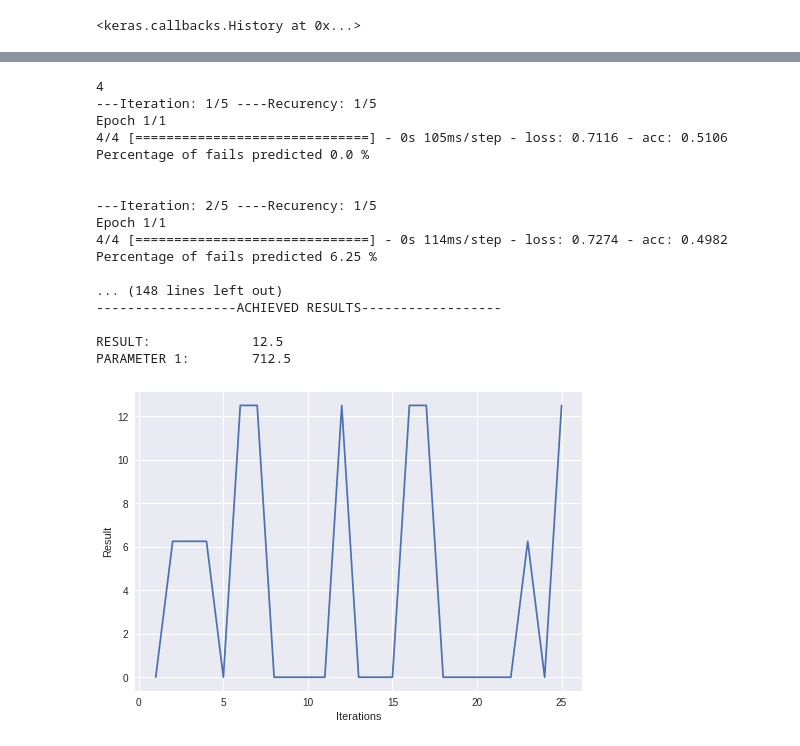
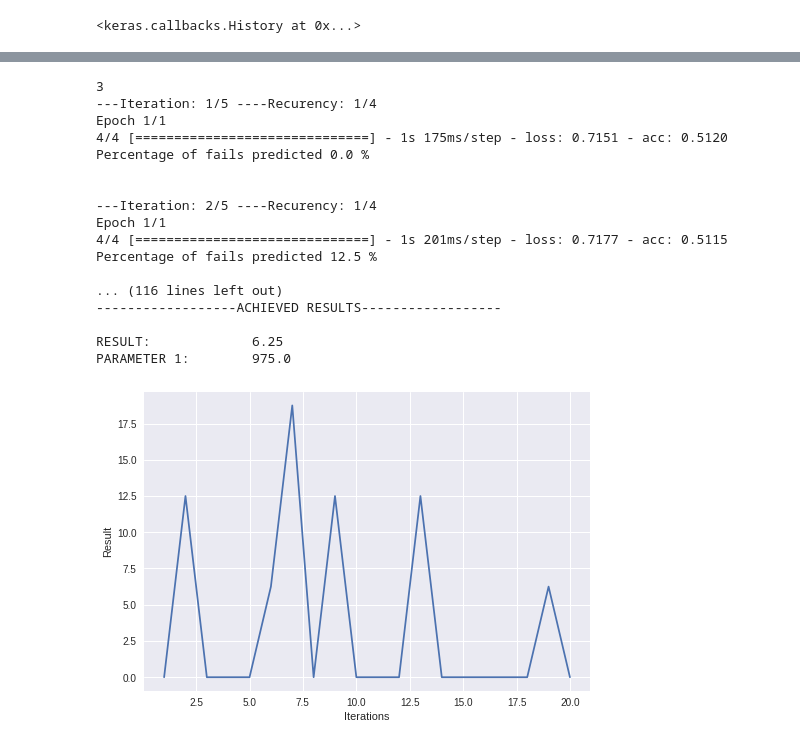
Before and after one commit to seraffin/FailOmen, a Jupyter notebook: Wojtek/NNOptimizer.ipynb, the cells around one changed output, grey strips where cells are left out. Drawn from its saved outputs; the diff is of its cells as text; code cells hidden in the pictures.

```diff
--- a/Wojtek/NNOptimizer.ipynb
+++ b/Wojtek/NNOptimizer.ipynb
@@ -71,7 +71,7 @@ def optimizer(func, steps, minMax1, minMax2=False, split = 4, reduceSplit = Fals
   iterationCounter = 0
   iterationsLeft = steps
   recurencyCounter = 0
-  bestResult = None
+  bestResults = []
   print(iterationsLeft)
 
   #--------------------
@@ -109,7 +109,7 @@ def optimizer(func, steps, minMax1, minMax2=False, split = 4, reduceSplit = Fals
       global iterationCounter
       global iterationsLeft
       global recurencyCounter
-      global bestResult
+      bestResult = []
 
       localICounter = 0
       iL = iLeft
@@ -242,10 +242,16 @@ def optimizer(func, steps, minMax1, minMax2=False, split = 4, reduceSplit = Fals
             if not singleParam:
               param2 = parametersList[resultList.index(min(resultList))][1]
 
+          global bestResults
+          if singleParam:
+            bestResult.append([result, param1])
+          else:
+            bestResult.append([result, param1, param2])
+
           if steps > 0:
             if singleParam:
               print("---------------------------------------------------------\n")
-              optimize(func,
+              r = optimize(func,
                        steps - 1,
                        [minMax1[0],minMax1[1]],
                        minMax2 = False,
@@ -253,9 +259,10 @@ def optimizer(func, steps, minMax1, minMax2=False, split = 4, reduceSplit = Fals
                        reduceSplit=reduceSplit,
                        searchMaximum = sMax,
                        iLeft = iL )
+              bestResult.append(r)
             else:
               print("---------------------------------------------------------\n")
-              optimize(func,
+              r = optimize(func,
                        steps - 1,
                        [minMax1[0], minMax1[1]],
                        minMax2=[minMax2[0], minMax2[1]],
@@ -263,6 +270,7 @@ def optimizer(func, steps, minMax1, minMax2=False, split = 4, reduceSplit = Fals
                        reduceSplit=reduceSplit,
                        searchMaximum = sMax,
                        iLeft = iL)
+              bestResult.append(r)
 
           else:
             if singleParam:
@@ -271,33 +279,35 @@ def optimizer(func, steps, minMax1, minMax2=False, split = 4, reduceSplit = Fals
                                                   result,
                                                   'PARAMETER 1: ',
                                                   param1))
-              return [result, param1]
+              return bestResult
             else:
               print('\n------------------ACHIEVED RESULTS------------------\n')
               print("{:<20}{}\n{:<20}{}\n{:<20}{}\n".format('RESULT: ',
-                                                            result,
+                                                            bestResults,
                                                             'PARAMETER 1: ',
                                                             param1,
                                                             'PARAMETER 2: ',
                                                             param2))
-              return [result, param1, param2]
+              return bestResult
 
       else:
           print("enter correct value!")
 
   resetIterators()
-  result = optimize(func,
-                    steps,
-                    minMax1,
-                    minMax2,
-                    split,
-                    reduceSplit,
-                    searchMaximum = searchMaximum,
-                    iLeft = steps+1)
+  bestResults = optimize(func,
+                         steps,
+                         minMax1,
+                         minMax2,
+                         split,
+                         reduceSplit,
+                         searchMaximum = searchMaximum,
+                         iLeft = steps+1)
+  print(bestResults)
   xData = [num[1] for num in plotData]
   yData = [num[0] for num in plotData]
   create_plot_optimizer(xData, yData, 'Iterations', 'Result')
-  return result
+  print(bestResults)
+  return bestResults
 # %% [markdown]
 ###Example:
 # %%
@@ -562,21 +563,21 @@ Fri Nov 30 14:57:07 2018
 # %%
-optimizer(calculateNetwork, 4 , [600,800], minMax2=False,  split = 4, reduceSplit = False, searchMaximum = True)
+optimizer(calculateNetwork, 3 , [600,3000], minMax2=False,  split = 4, reduceSplit = False, searchMaximum = True)
 # %% [output]
-4
----Iteration: 1/5 ----Recurency: 1/5
+3
+---Iteration: 1/5 ----Recurency: 1/4
 Epoch 1/1
-4/4 [==============================] - 0s 105ms/step - loss: 0.7116 - acc: 0.5106
+4/4 [==============================] - 1s 175ms/step - loss: 0.7151 - acc: 0.5120
 Percentage of fails predicted 0.0 %
 
 
----Iteration: 2/5 ----Recurency: 1/5
+---Iteration: 2/5 ----Recurency: 1/4
 Epoch 1/1
-4/4 [==============================] - 0s 114ms/step - loss: 0.7274 - acc: 0.4982
-Percentage of fails predicted 6.25 %
+4/4 [==============================] - 1s 201ms/step - loss: 0.7177 - acc: 0.5115
+Percentage of fails predicted 12.5 %
 
-... (148 lines left out)
+... (116 lines left out)
 ------------------ACHIEVED RESULTS------------------
 
-RESULT:             12.5
-PARAMETER 1:        712.5
+RESULT:             6.25
+PARAMETER 1:        975.0
-[figure, old version]
+[figure, new version]
```
Also changed, not shown: parts of 4 cells of this notebook.
